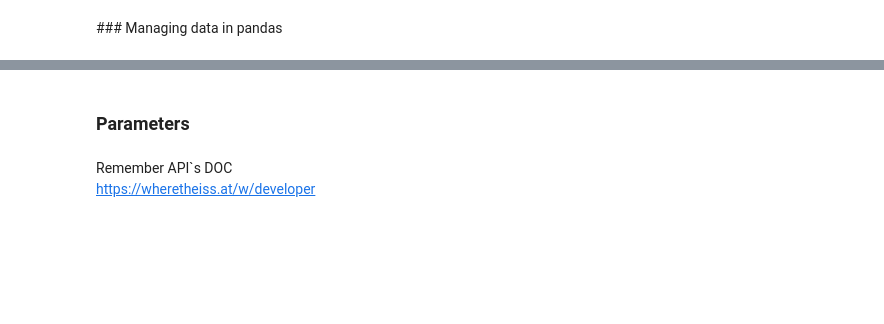
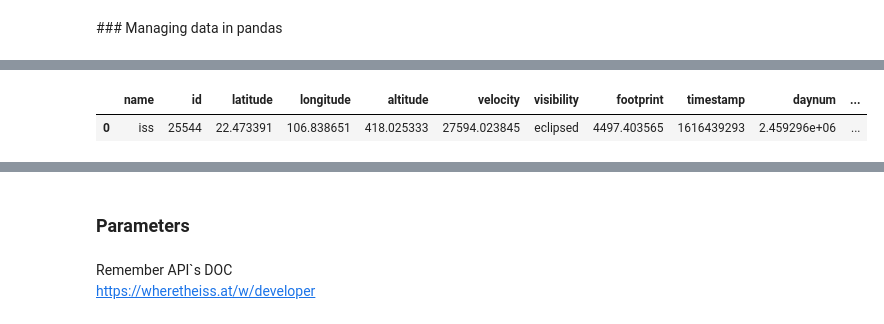
Before and after one commit to Ironhack-Data-Madrid-Febrero-2021/Classroom-Materials, a Jupyter notebook: module-2/1-apis.ipynb, the cells around one changed output, grey strips where cells are left out. Cells and saved outputs as stored; diff of their text form; code cells hidden in the pictures; blank space fills up the shorter version.

```diff
--- a/module-2/1-apis.ipynb
+++ b/module-2/1-apis.ipynb
@@ -134,3 +150,6 @@ If response Content-Type is json, we can access it with `.json()`
 # %%
 # https://docs.python.org/3/library/json.html
 import json
+# %%
+info = response.json()
+print(info)
@@ -140,0 +267,6 @@ import pandas as pd
+# %%
+from pandas import json_normalize
+json_normalize(response)
+# %% [output]
+|  | name | id | latitude | longitude | altitude | velocity | visibility | footprint | timestamp | daynum | ... |
+| 0 | iss | 25544 | 22.473391 | 106.838651 | 418.025333 | 27594.023845 | eclipsed | 4497.403565 | 1616439293 | 2.459296e+06 | ... |
```
Also changed, not shown: parts of 52 cells of this notebook.
